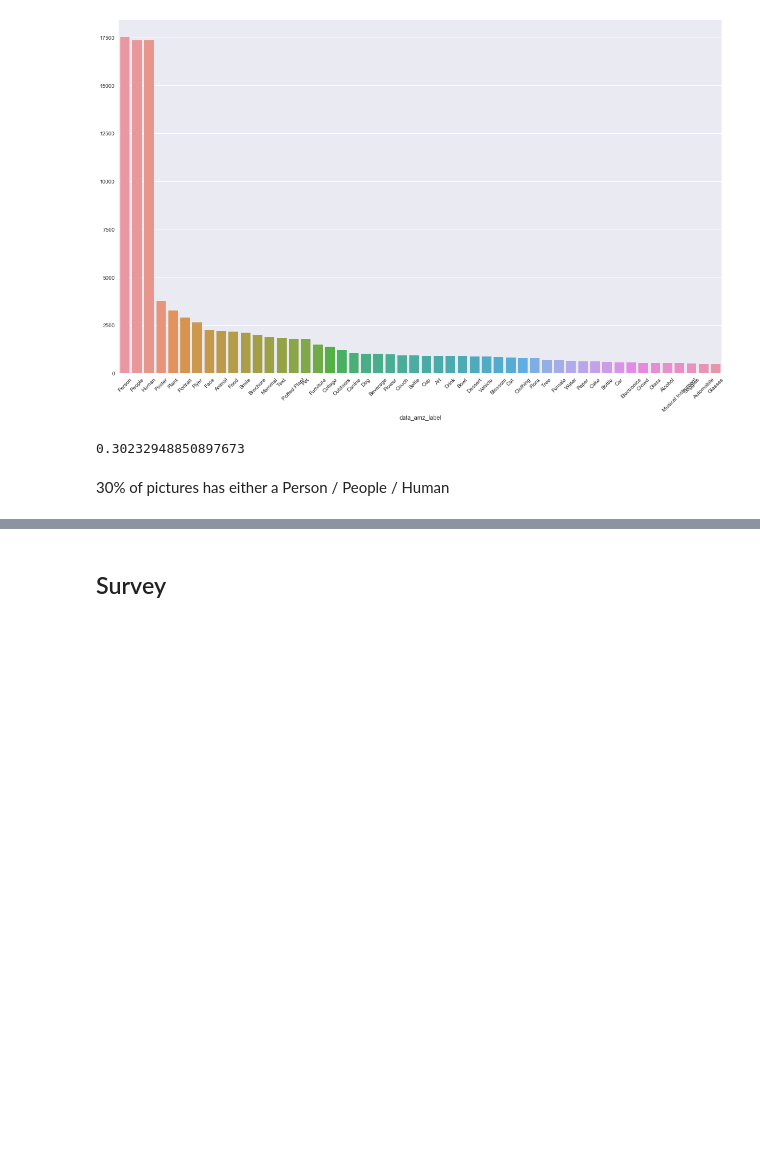
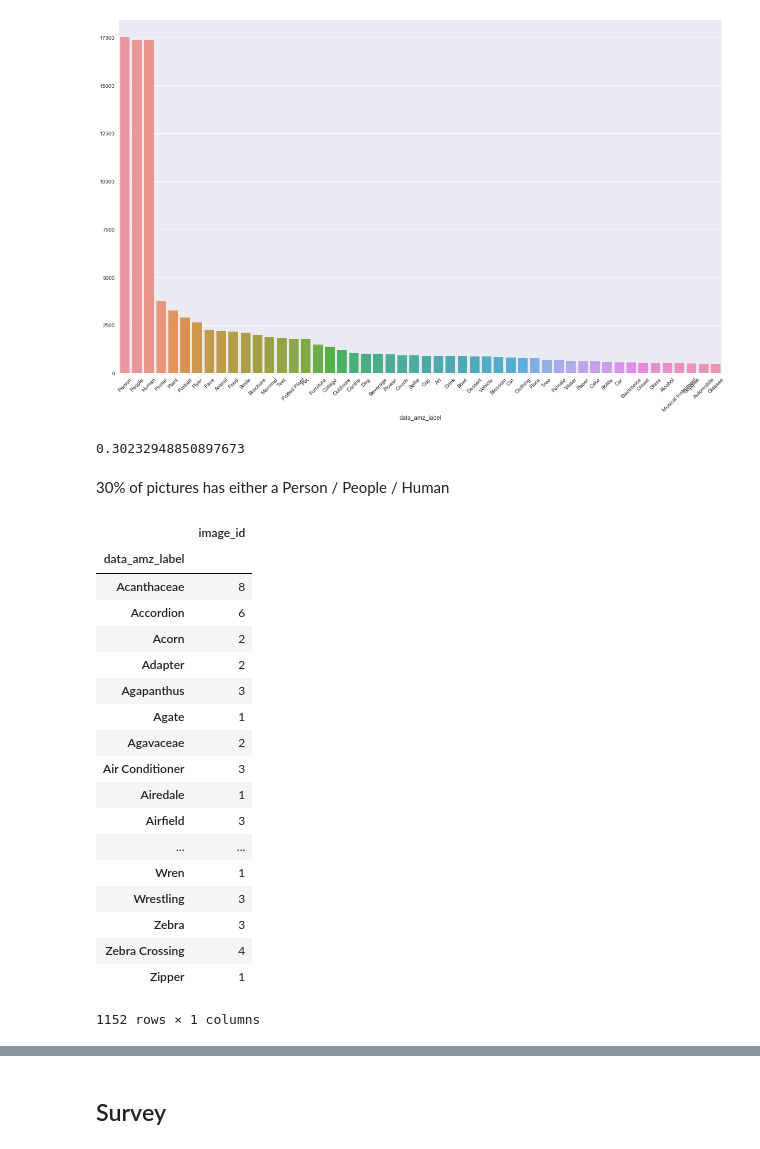
Before and after one commit to JeroenSchmidt/UvA-DSF-group, a Jupyter notebook: uc2/exploration_notebooks/rafael/Initial EDA.ipynb, the cells around one changed output, grey strips where cells are left out. Saved outputs shown, nothing was run; the diff lists cells and outputs as text; code cells hidden in the pictures; blank space fills up the shorter version.

```diff
--- a/uc2/exploration_notebooks/rafael/Initial EDA.ipynb
+++ b/uc2/exploration_notebooks/rafael/Initial EDA.ipynb
@@ -189,3 +189,29 @@ count.iloc[:3].values.sum() / df_object.shape[0]
 0.30232948850897673
 # %% [markdown]
 30% of pictures has either a Person / People / Human
+# %%
+count = df_object.groupby('data_amz_label').count().image_id
+
+df = pd.DataFrame(count)
+
+df[df.image_id <= 10]
+# %% [output]
+|  | image_id |
+| data_amz_label |  |
+| Acanthaceae | 8 |
+| Accordion | 6 |
+| Acorn | 2 |
+| Adapter | 2 |
+| Agapanthus | 3 |
+| Agate | 1 |
+| Agavaceae | 2 |
+| Air Conditioner | 3 |
+| Airedale | 1 |
+| Airfield | 3 |
+| ... | ... |
+| Wren | 1 |
+| Wrestling | 3 |
+| Zebra | 3 |
+| Zebra Crossing | 4 |
+| Zipper | 1 |
+1152 rows × 1 columns
```
Also changed, not shown: parts of 1 cell of this notebook.
